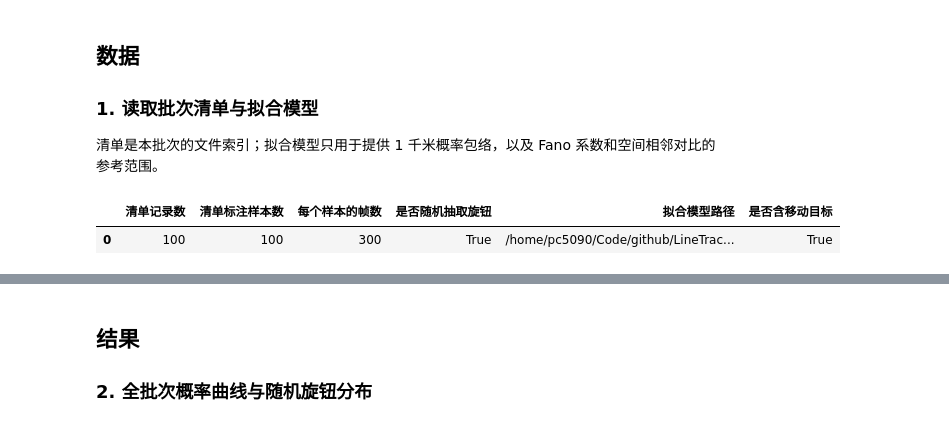
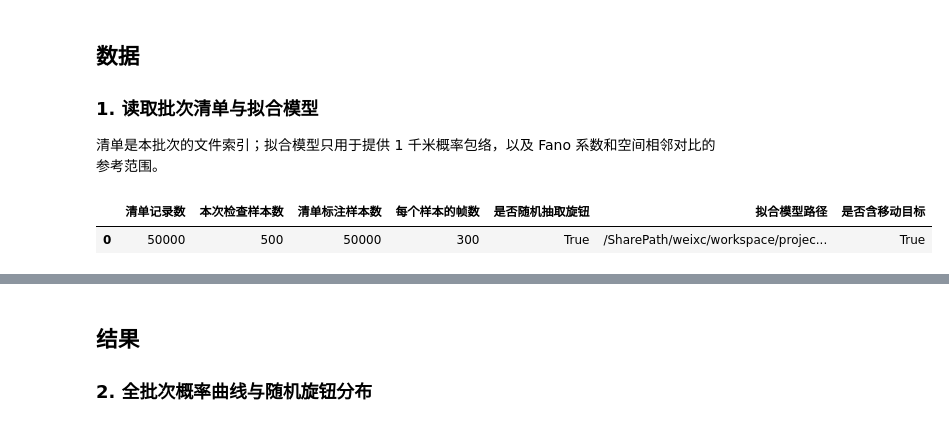
Before and after one commit to wxc971231/LineTracker, a Jupyter notebook: data/synthetic/check_background.ipynb, the cells around one changed output, grey strips where cells are left out. Cells and saved outputs as stored; diff of their text form; code cells hidden in the pictures.

```diff
--- a/data/synthetic/check_background.ipynb
+++ b/data/synthetic/check_background.ipynb
@@ -57,8 +57,25 @@ def find_project_root(start: Path | None = None) -> Path:
 # 定位本项目、生成数据目录和批次清单，并使生成模块可以被导入。
 PROJECT_ROOT = find_project_root()
 SYNTHETIC_ROOT = PROJECT_ROOT / "data" / "synthetic"
-GEN_ROOT = SYNTHETIC_ROOT / "gen"
-MANIFEST_PATH = GEN_ROOT / "batch_manifest.json"
+# 有多个批次时，将 BATCH_DIR 设为 gen 下的批次目录名，或完整目录路径。
+# None 表示自动选择唯一一个已生成清单的批次，兼容旧版直接放在 gen 下的布局。
+BATCH_DIR = None
+GEN_BASE = SYNTHETIC_ROOT / "gen"
+if BATCH_DIR is None:
+    manifests = sorted(GEN_BASE.glob("*/batch_manifest.json"))
+    if (GEN_BASE / "batch_manifest.json").is_file():
+        manifests.insert(0, GEN_BASE / "batch_manifest.json")
+    if len(manifests) != 1:
+        available = "\n".join(f"  {path.parent}" for path in manifests) or "  （暂无已完成批次）"
+        raise FileNotFoundError(
+            f"需要选择一个批次，请设置 BATCH_DIR。找到 {len(manifests)} 个清单：\n{available}"
+        )
+    MANIFEST_PATH = manifests[0]
+else:
+    batch_dir = Path(BATCH_DIR)
+    MANIFEST_PATH = (batch_dir if batch_dir.is_absolute() else GEN_BASE / batch_dir) / "batch_manifest.json"
+GEN_ROOT = MANIFEST_PATH.parent
+print(f"当前检查批次：{GEN_ROOT}")
 sys.path.insert(0, str(SYNTHETIC_ROOT))
 
 # 复用生成脚本中的常量及“解包—统计”函数，保证质检口径一致。
@@ -105,40 +124,53 @@ plt.rcParams.update({
 
 清单是本批次的文件索引；拟合模型只用于提供 1 千米概率包络，以及 Fano 系数和空间相邻对比的参考范围。
 # %%
+# 最多检查前多少条样本；设为 None 检查全部样本。
+CHECK_SAMPLE_MAX = 500
+if CHECK_SAMPLE_MAX is not None and (
+    isinstance(CHECK_SAMPLE_MAX, bool)
+    or not isinstance(CHECK_SAMPLE_MAX, int)
+    or CHECK_SAMPLE_MAX <= 0
+):
+    raise ValueError("CHECK_SAMPLE_MAX 必须为正整数或 None")
+
 # 检查批次清单和清单引用的拟合模型是否存在。
 if not MANIFEST_PATH.is_file():
     raise FileNotFoundError(f"未找到批次清单：{MANIFEST_PATH}")
 
 # 读取清单记录，并按清单路径加载拟合模型。
 manifest = json.loads(MANIFEST_PATH.read_text(encoding="utf-8"))
-records = manifest["records"]
+manifest_record_count = len(manifest["records"])
+if manifest_record_count != manifest["samples"]:
+    raise ValueError("清单标注的样本数与实际记录数不一致")
+records = manifest["records"][:CHECK_SAMPLE_MAX]
 sample_paths = [sample_data_path(record) for record in records]
 model_path = Path(manifest["model"])
 if not model_path.is_file():
     raise FileNotFoundError(f"未找到清单引用的拟合模型：{model_path}")
 model = load_model(model_path)
 
 # 展示批次的基本组成，便于人工确认质检对象。
 display(pd.DataFrame([{
-    "清单记录数": len(records),
+    "清单记录数": manifest_record_count,
+    "本次检查样本数": len(records),
     "清单标注样本数": manifest["samples"],
     "每个样本的帧数": manifest["frames_per_sample"],
     "是否随机抽取旋钮": manifest["random_knobs"],
     "拟合模型路径": str(model_path),
-    "是否含移动目标": "target_config" in manifest,
+    "是否含移动目标": manifest.get("target_config", {}).get(
+        "enabled", manifest.get("target_config", {}).get("max_injection_probability", 0) > 0
+    ),
 }]))
 
 # 清单数量与随机场景类型不符合预期时立即停止，避免误检其他批次。
-if len(records) != manifest["samples"]:
-    raise ValueError("清单标注的样本数与实际记录数不一致")
 if not all(path.is_file() for path in sample_paths):
     missing = [str(path) for path in sample_paths if not path.is_file()]
     raise FileNotFoundError(f"清单引用的数据文件不存在：{missing[:3]}")
 if not manifest["random_knobs"]:
     raise ValueError("当前笔记本预期检查 B-随机场景批次")
 # %% [output]
-|  | 清单记录数 | 清单标注样本数 | 每个样本的帧数 | 是否随机抽取旋钮 | 拟合模型路径 | 是否含移动目标 |
-| 0 | 100 | 100 | 300 | True | /home/pc5090/Code/github/LineTrac... | True |
+|  | 清单记录数 | 本次检查样本数 | 清单标注样本数 | 每个样本的帧数 | 是否随机抽取旋钮 | 拟合模型路径 | 是否含移动目标 |
+| 0 | 50000 | 500 | 50000 | 300 | True | /SharePath/weixc/workspace/projec... | True |
 # %%
 def probability_from_coordinate(a: np.ndarray) -> np.ndarray:
     # 将拟合使用的数值坐标 a 映射回合法的二值占据概率。
```
Also changed, not shown: parts of 6 cells of this notebook, 11 other files.
